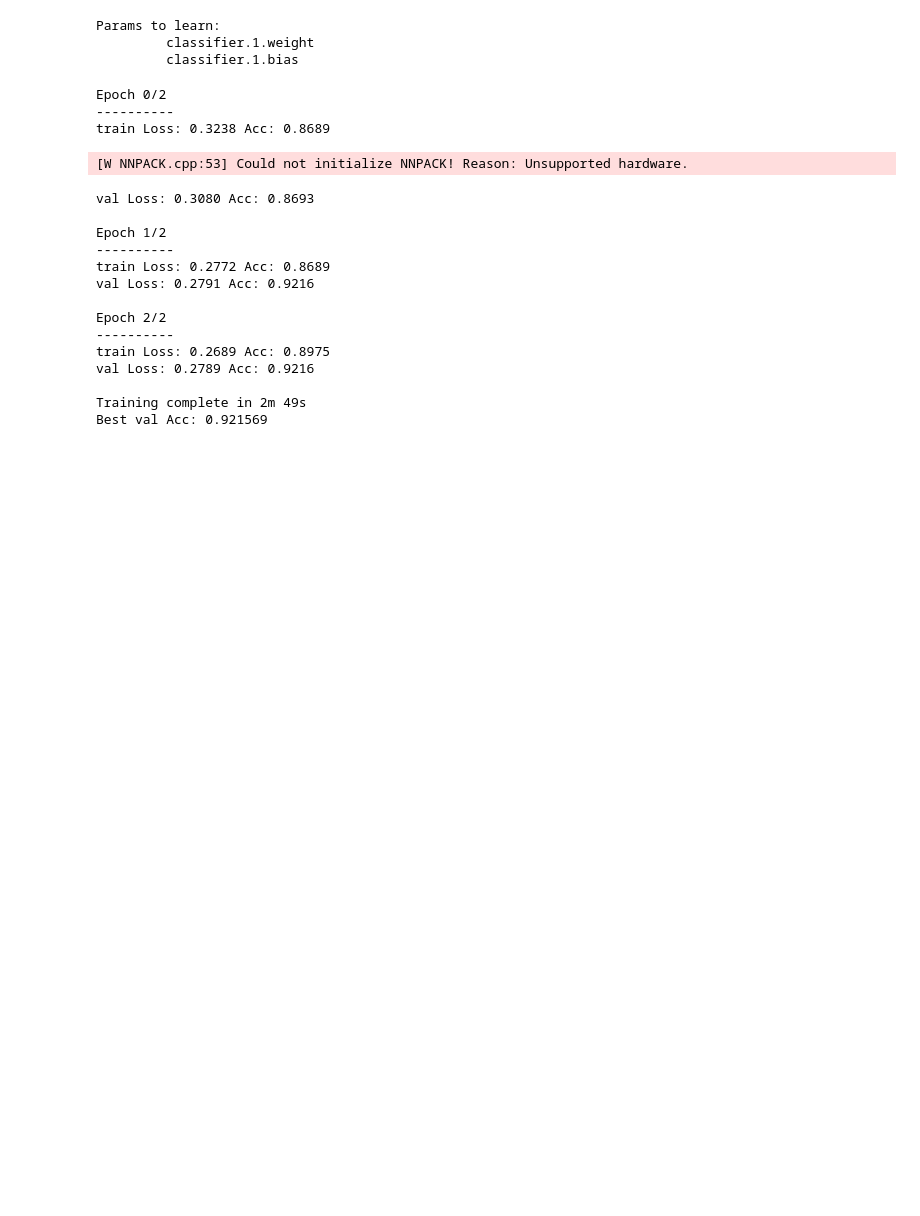
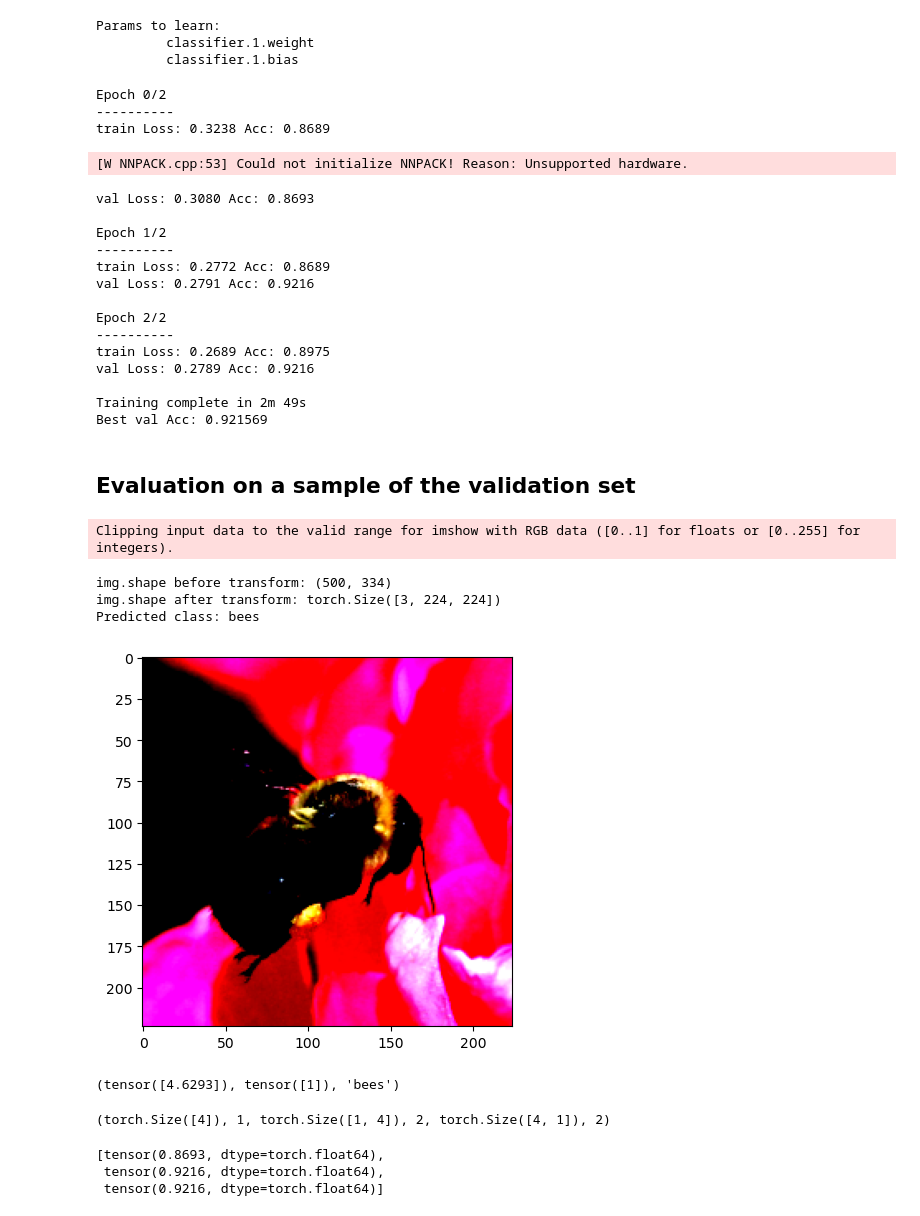
Before and after one commit to osamja/ai-experiments, a Jupyter notebook: finetuning-tutorial.ipynb, the cells around one changed output. Cells and saved outputs as stored; diff of their text form; code cells hidden in the pictures; blank space fills up the shorter version.

```diff
--- a/finetuning-tutorial.ipynb
+++ b/finetuning-tutorial.ipynb
@@ -327,3 +309,65 @@ val Loss: 0.2789 Acc: 0.9216
 
 Training complete in 2m 49s
 Best val Acc: 0.921569
+# %% [markdown]
+## Evaluation on a sample of the validation set
+# %%
+input_path = './data/hymenoptera_data/val/bees/152789693_220b003452.jpg'
+
+# import the Image package
+from imageio import imread
+from PIL import Image
+
+# open image
+
+img = Image.open(input_path)
+
+print(f'img.shape before transform: {img.size}')
+
+# Use torch data transform to resize image
+img = data_transforms['val'](img)
+
+print(f'img.shape after transform: {img.shape}')
+
+# plot the image
+plt.imshow(img.permute(1, 2, 0))
+
+# add batch dimension
+img = img.unsqueeze(0)
+
+# set model to evaluation mode
+model_ft.eval()
+
+# forward pass
+with torch.no_grad():
+    out = model_ft(img)
+
+# get predictions
+_, preds = torch.max(out, 1)
+
+# get class names
+class_names = image_datasets['train'].classes
+
+# print prediction
+print(f'Predicted class: {class_names[preds]}')
+# %% [output]
+Clipping input data to the valid range for imshow with RGB data ([0..1] for floats or [0..255] for integers).
+img.shape before transform: (500, 334)
+img.shape after transform: torch.Size([3, 224, 224])
+Predicted class: bees
+[figure, added]
+# %%
+_, preds, class_names[preds]
+# %% [output]
+(tensor([4.6293]), tensor([1]), 'bees')
+# %%
+x = torch.tensor([1, 2, 3, 4])
+x.shape,x.dim(), torch.unsqueeze(x, 0).shape, torch.unsqueeze(x, 0).dim(), torch.unsqueeze(x, 1).shape, torch.unsqueeze(x, 1).dim()
+# %% [output]
+(torch.Size([4]), 1, torch.Size([1, 4]), 2, torch.Size([4, 1]), 2)
+# %%
+hist
+# %% [output]
+[tensor(0.8693, dtype=torch.float64),
+ tensor(0.9216, dtype=torch.float64),
+ tensor(0.9216, dtype=torch.float64)]
```
Also changed, not shown: parts of 3 cells of this notebook, 1 other file.
